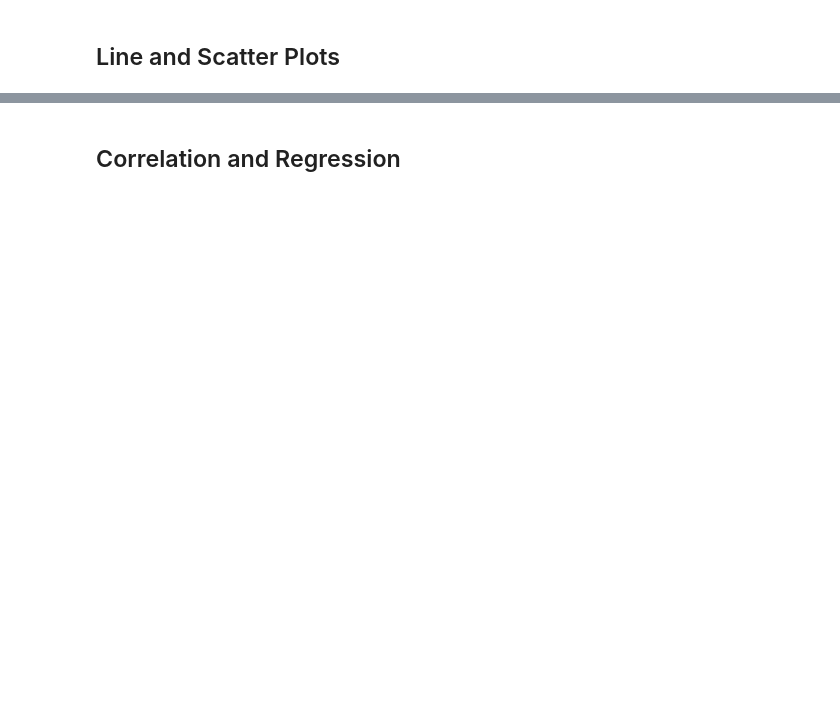
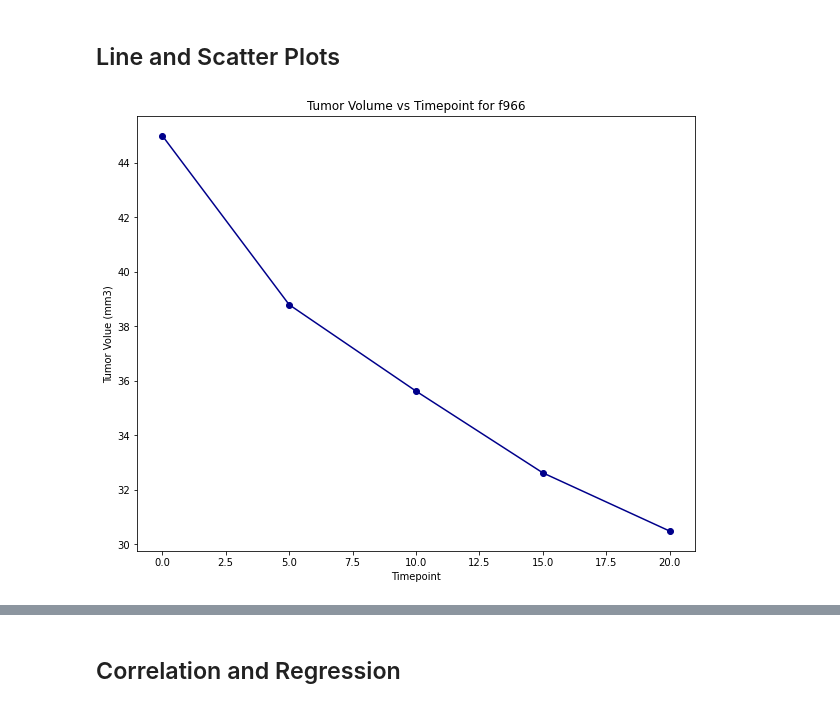
Before and after one commit to kpellas/MATPLOTLIB-Challenge, a Jupyter notebook: pymaceuticals.ipynb, the cells around one changed output, grey strips where cells are left out. Cells and saved outputs as stored; diff of their text form; code cells hidden in the pictures; blank space fills up the shorter version.

```diff
--- a/pymaceuticals.ipynb
+++ b/pymaceuticals.ipynb
@@ -394,0 +357,17 @@ plt.show()
+# %%
+# Generate a line plot of tumor volume vs. time point for a mouse treated with Capomulin
+
+mouse = "f966"
+mouse_df = df[(df["Mouse ID"] == mouse)]
+mouse_df
+x = mouse_df["Timepoint"]
+y = mouse_df["Tumor Volume (mm3)"]
+plt.figure(figsize = (10,8))
+plt.plot(x, y, marker="o", color="darkblue" )
+plt.title(f"Tumor Volume vs Timepoint for {mouse}")
+plt.xlabel("Timepoint")
+plt.ylabel("Tumor Volue (mm3)")
+
+plt.show();
+# %% [output]
+[figure, added]
```
Also changed, not shown: parts of 18 cells of this notebook, 1 other file.
